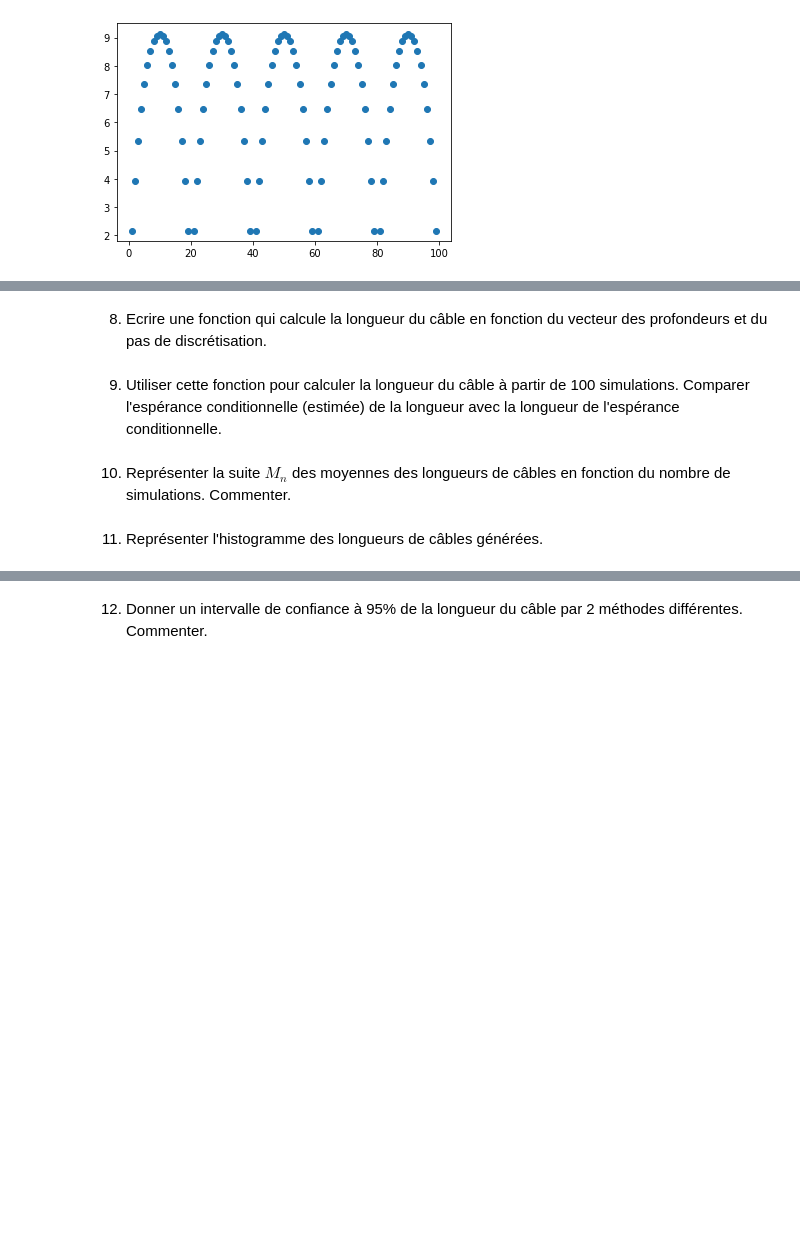
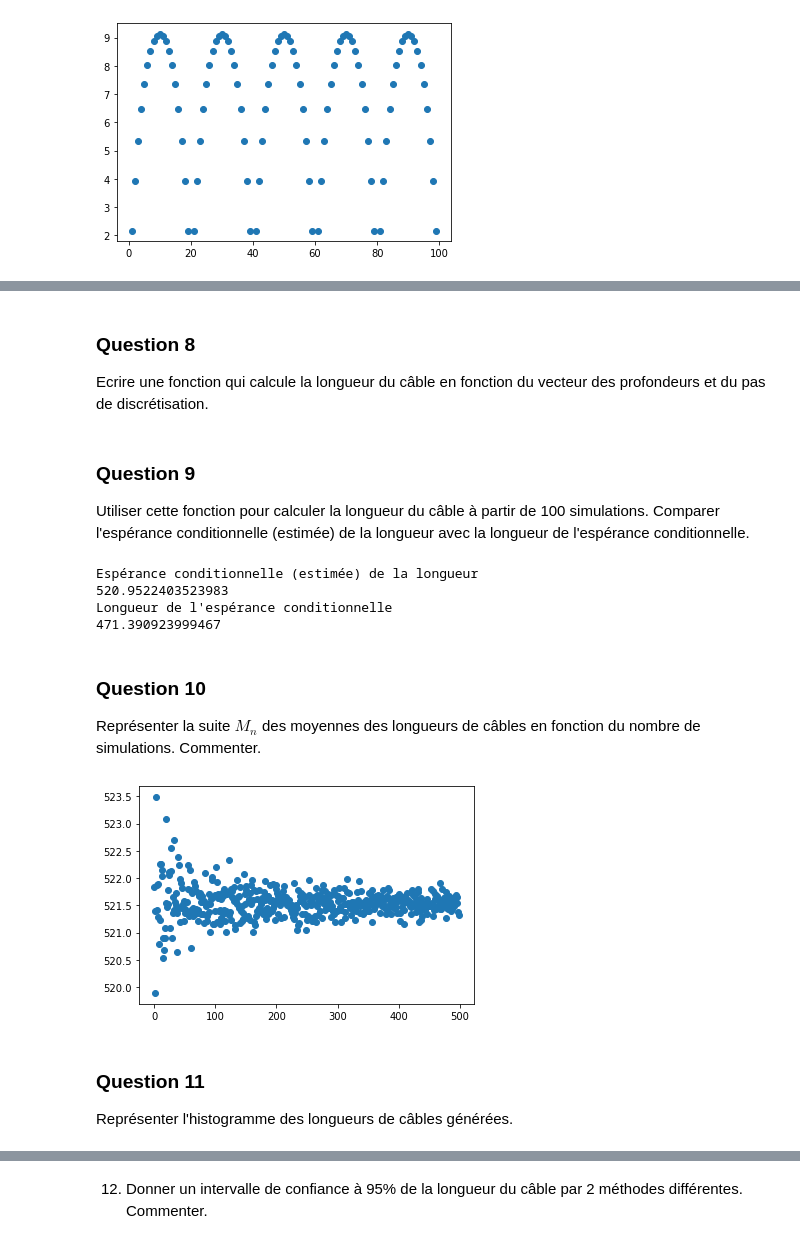
Before and after one commit to eva-decorps/projet_num-rique_proba_floref_eva, a Jupyter notebook: notebook_proba.ipynb, the cells around one changed output, grey strips where cells are left out. Cells and saved outputs as stored; diff of their text form; code cells hidden in the pictures; blank space fills up the shorter version.

Commit message:
question 9 à 11

```diff
--- a/notebook_proba.ipynb
+++ b/notebook_proba.ipynb
@@ -253,11 +260,44 @@ plt.show()
 # %% [markdown]
-8. Ecrire une fonction qui calcule la longueur du câble en fonction du vecteur des profondeurs et du pas de discrétisation.
+### Question 8
+Ecrire une fonction qui calcule la longueur du câble en fonction du vecteur des profondeurs et du pas de discrétisation.
 # %%
 def longueur_cable(Z,delta):
     return (sum([sqrt((Z[i]-Z[i-1])**2+delta**2) for i in range (1,len(Z))]))
 # %% [markdown]
-9. Utiliser cette fonction pour calculer la longueur du câble à partir de 100 simulations. Comparer l'espérance conditionnelle (estimée) de la longueur avec la longueur de l'espérance conditionnelle.
+### Question 9
+Utiliser cette fonction pour calculer la longueur du câble à partir de 100 simulations. Comparer l'espérance conditionnelle (estimée) de la longueur avec la longueur de l'espérance conditionnelle.
+# %%
+l=[]
+for i in range (100):
+    Z=m+np.dot(L,norm.rvs(size=N))
+    l.append(longueur_cable(Z,Delta))
+longueur_estimée=sum(l)/100
+print("Espérance conditionnelle (estimée) de la longueur ")
+print(longueur_estimée)
+
+print("Longueur de l'espérance conditionnelle")
+print(longueur_cable(phi_UsachantO,Delta))
+# %% [output]
+Espérance conditionnelle (estimée) de la longueur
+520.9522403523983
+Longueur de l'espérance conditionnelle
+471.390923999467
 # %% [markdown]
-10. Représenter la suite $M_n$ des moyennes des longueurs de câbles en fonction du nombre de simulations. Commenter.
+### Question 10
+Représenter la suite $M_n$ des moyennes des longueurs de câbles en fonction du nombre de simulations. Commenter.
+# %%
+Mk=[]
+for k in range (1,500):
+    l=[]
+    for i in range (k):
+        Z=m+np.dot(L,norm.rvs(size=N))
+        l.append(longueur_cable(Z,Delta))
+    Mk.append(sum(l)/k)
+
+plt.scatter(np.arange(500-1),Mk)
+plt.show()
+# %% [output]
+[figure, added]
 # %% [markdown]
-11. Représenter l'histogramme des longueurs de câbles générées.
+### Question 11
+Représenter l'histogramme des longueurs de câbles générées.
```
Also changed, not shown: parts of 9 cells of this notebook.
